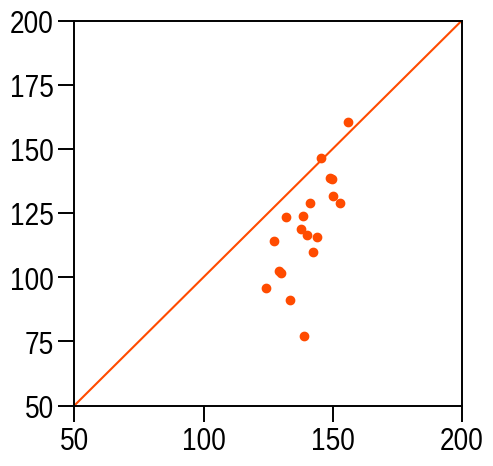
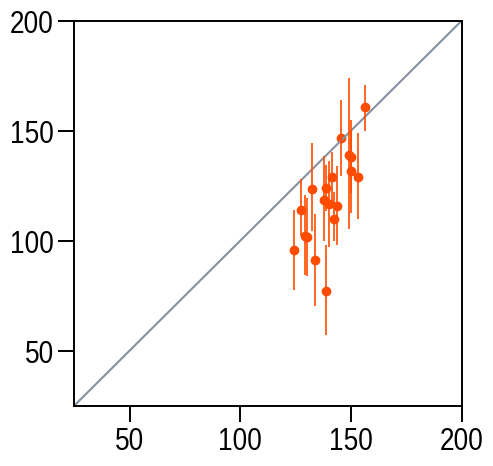
The change to this notebook cell's code, shown as a diff; its figure went from the first image to the second:
--- before
+++ after
@@ -1,5 +1,7 @@
 # Disk thickness
 selected_time = []
-disk_thickness = np.zeros(len(PJ_LIST))
+azi_currnet_0_ave = np.zeros(len(PJ_LIST))
+azi_currnet_1_ave = np.zeros(len(PJ_LIST))
+azi_currnet_2_ave = np.zeros(len(PJ_LIST))
 for i in range(len(PJ_LIST)):
     select_pj = np.where(pj_fp == PJ_LIST[i])
@@ -9,16 +11,24 @@
     view_TEB = viewingangle(PJ_LIST[i], TARGET_MOON, 'TEB')
     view = np.hstack((view_MAW, view_TEB))
-    disk_thickness[i] = np.average(
-        thick_coef_best[select_pj][np.where(view <= 30.0)])
+    azi_currnet_0_ave[i] = np.average(
+        azi_currnet_0[select_pj][np.where(view <= 30.0)])
+    azi_currnet_1_ave[i] = np.average(
+        azi_currnet_1[select_pj][np.where(view <= 30.0)])
+    azi_currnet_2_ave[i] = np.average(
+        azi_currnet_2[select_pj][np.where(view <= 30.0)])
     selected_time += [spice.et2datetime(
         np.median(et_fp[select_pj][np.where(view <= 30.0)]))]
 
-isnan = np.isnan(disk_thickness)
+isnan = np.isnan(azi_currnet_0_ave)
 selected_time = np.array(selected_time, dtype=np.datetime64)
 
 fig, ax = plt.subplots(figsize=(5, 5))
-ax.set_xlim(50, 200)
-ax.set_ylim(50, 200)
-ax.plot([-300.0, 300.0], [-300.0, 300.0])
-ax.scatter(con20_mu_i_tot[:-1], disk_thickness)
+ax.set_xlim(25, 200)
+ax.set_ylim(25, 200)
+ax.plot([-300.0, 300.0], [-300.0, 300.0], color=UC.gray)
+ax.scatter(con20_mu_i_tot[:-1], azi_currnet_0_ave)
+ax.errorbar(x=con20_mu_i_tot[:-1], y=azi_currnet_0_ave,
+            elinewidth=1.2, linewidth=0, markersize=0, color=UC.red,
+            yerr=np.array([abs(azi_currnet_1_ave-azi_currnet_0_ave),
+                           abs(azi_currnet_2_ave-azi_currnet_0_ave)]))
 plt.show()

Commit: Latitudinal shift